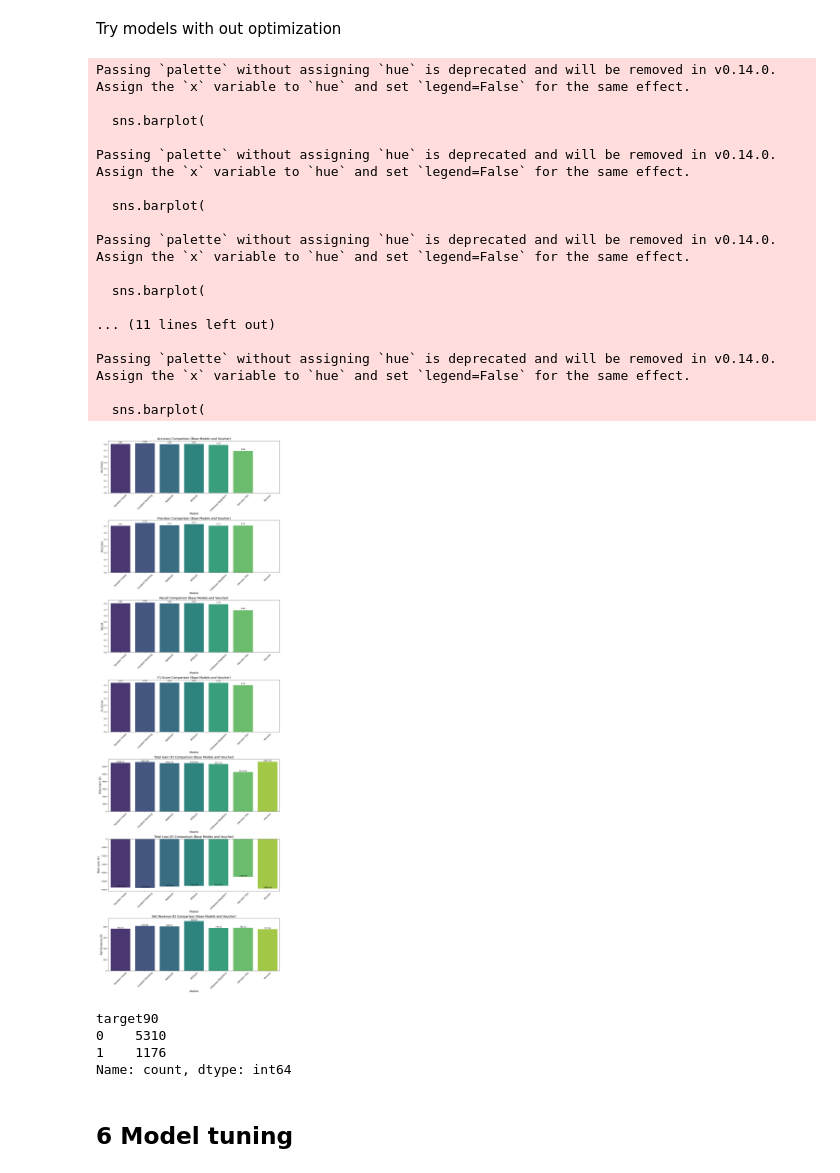
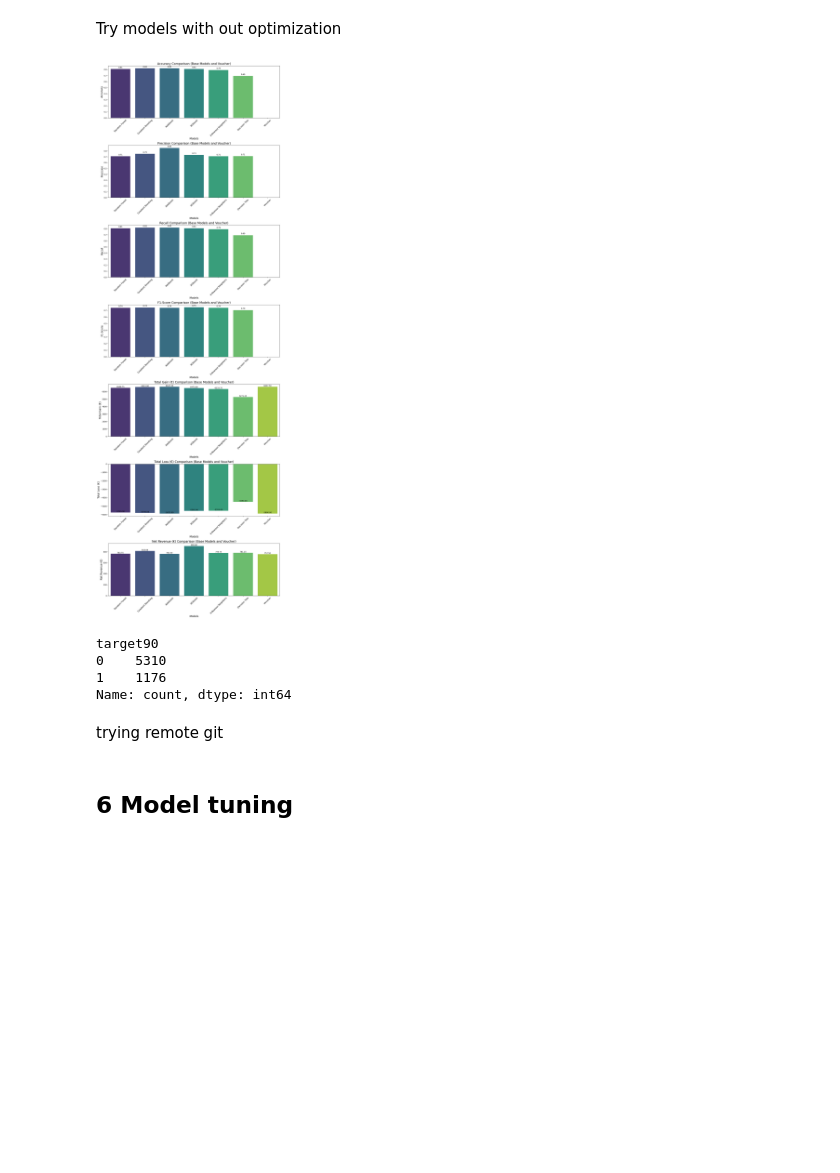
Before and after one commit to Japulgarin/Ml-application-project-, a Jupyter notebook: ML_no_all_train_and_threshold.ipynb, the cells around one changed output. Cells and saved outputs as stored; diff of their text form; code cells hidden in the pictures; blank space fills up the shorter version.

Commit message:
Update ML_no_all_train_and_threshold.ipynb
Comit to main try

```diff
--- a/ML_no_all_train_and_threshold.ipynb
+++ b/ML_no_all_train_and_threshold.ipynb
@@ -1256,7 +1256,6 @@ def custom_revenue_metric(y_true, y_pred):
     return total_gain, total_loss, net_revenue
 
 # Example data: Replace with your actual data
-# X_train, y_train, X_test, y_test must be defined in your environment
 X_train = Train_finish_ohe.drop(columns=['target90', 'customernumber'])
 y_train = Train_finish_ohe['target90']
 X_test = Test_finish_ohe.drop(columns=['target90', 'customernumber'])
@@ -1266,8 +1265,8 @@ y_test = Test_finish_ohe['target90']
 base_models = {
     "Random Forest": RandomForestClassifier(random_state=42),
     "Gradient Boosting": GradientBoostingClassifier(random_state=42),
-    "AdaBoost": AdaBoostClassifier(random_state=42),
-    "XGBoost": XGBClassifier(random_state=42, use_label_encoder=False, eval_metric="logloss"),
+    "AdaBoost": AdaBoostClassifier(random_state=42, algorithm="SAMME"),
+    "XGBoost": XGBClassifier(random_state=42, eval_metric="logloss"),
     "K-Nearest Neighbors": KNeighborsClassifier(),
     "Decision Tree": DecisionTreeClassifier(random_state=42)
 }
@@ -1327,54 +1326,39 @@ base_results_df = pd.concat([base_results_df, pd.DataFrame([voucher_results])],
 
 # Plotting
 metrics = ["Accuracy", "Precision", "Recall", "F1-Score", "Total Gain (€)", "Total Loss (€)", "Net Revenue (€)"]
 
 plt.figure(figsize=(14, 6 * len(metrics)))
 
 for i, metric in enumerate(metrics, 1):
     plt.subplot(len(metrics), 1, i)
     sns.barplot(
         data=base_results_df,
         x="Model",
         y=metric,
-        palette="viridis"
+        hue="Model",
+        palette="viridis",
+        dodge=False,
+        legend=False
     )
     for bar in plt.gca().patches:
-        # Handle None values for Voucher case
-        if bar.get_height() is not None:
+        if bar.get_height() is not None:  # Check for None values
             plt.gca().text(
                 bar.get_x() + bar.get_width() / 2,
                 bar.get_height() + 0.01,
                 f"{bar.get_height():.2f}",
                 ha="center",
                 va="bottom",
                 fontsize=10
             )
     plt.title(f"{metric} Comparison (Base Models and Voucher)", fontsize=16)
     plt.ylabel(metric, fontsize=14)
     plt.xlabel("Models", fontsize=14)
     plt.xticks(rotation=45, fontsize=12)
 
 plt.tight_layout()
 plt.show()
 # %% [output]
-Passing `palette` without assigning `hue` is deprecated and will be removed in v0.14.0. Assign the `x` variable to `hue` and set `legend=False` for the same effect.
-
-  sns.barplot(
-
-Passing `palette` without assigning `hue` is deprecated and will be removed in v0.14.0. Assign the `x` variable to `hue` and set `legend=False` for the same effect.
-
-  sns.barplot(
-
-Passing `palette` without assigning `hue` is deprecated and will be removed in v0.14.0. Assign the `x` variable to `hue` and set `legend=False` for the same effect.
-
-  sns.barplot(
-
-... (11 lines left out)
-
-Passing `palette` without assigning `hue` is deprecated and will be removed in v0.14.0. Assign the `x` variable to `hue` and set `legend=False` for the same effect.
-
-  sns.barplot(
-[figure, old version]
+[figure, new version]
 # %%
 y_test.value_counts()
 # %% [output]
@@ -1382,6 +1366,8 @@ target90
 0    5310
 1    1176
 Name: count, dtype: int64
+# %% [markdown]
+trying remote git
 # %% [markdown]
 ##  6  Model tuning
 # %% [markdown]
```
Also changed, not shown: parts of 1 cell of this notebook.
